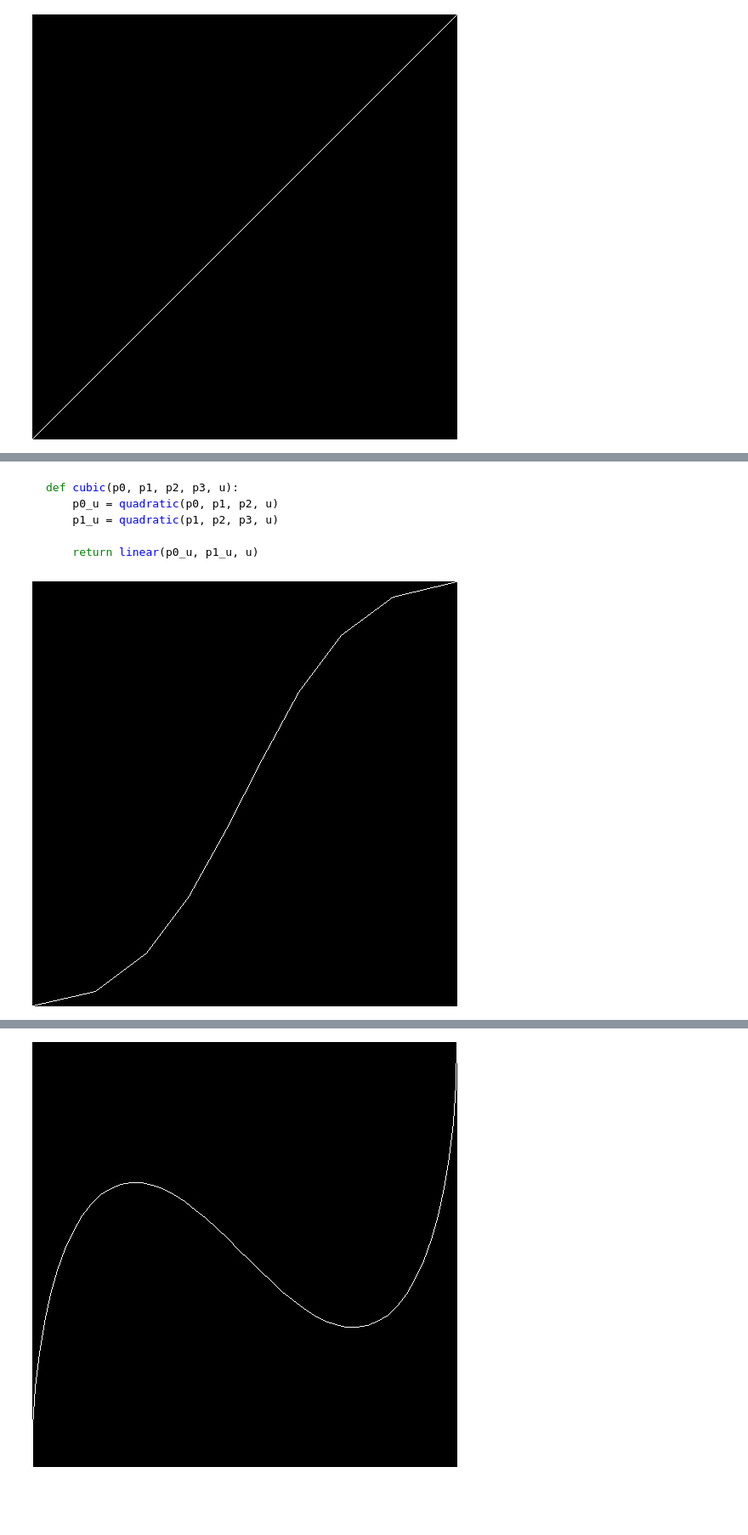
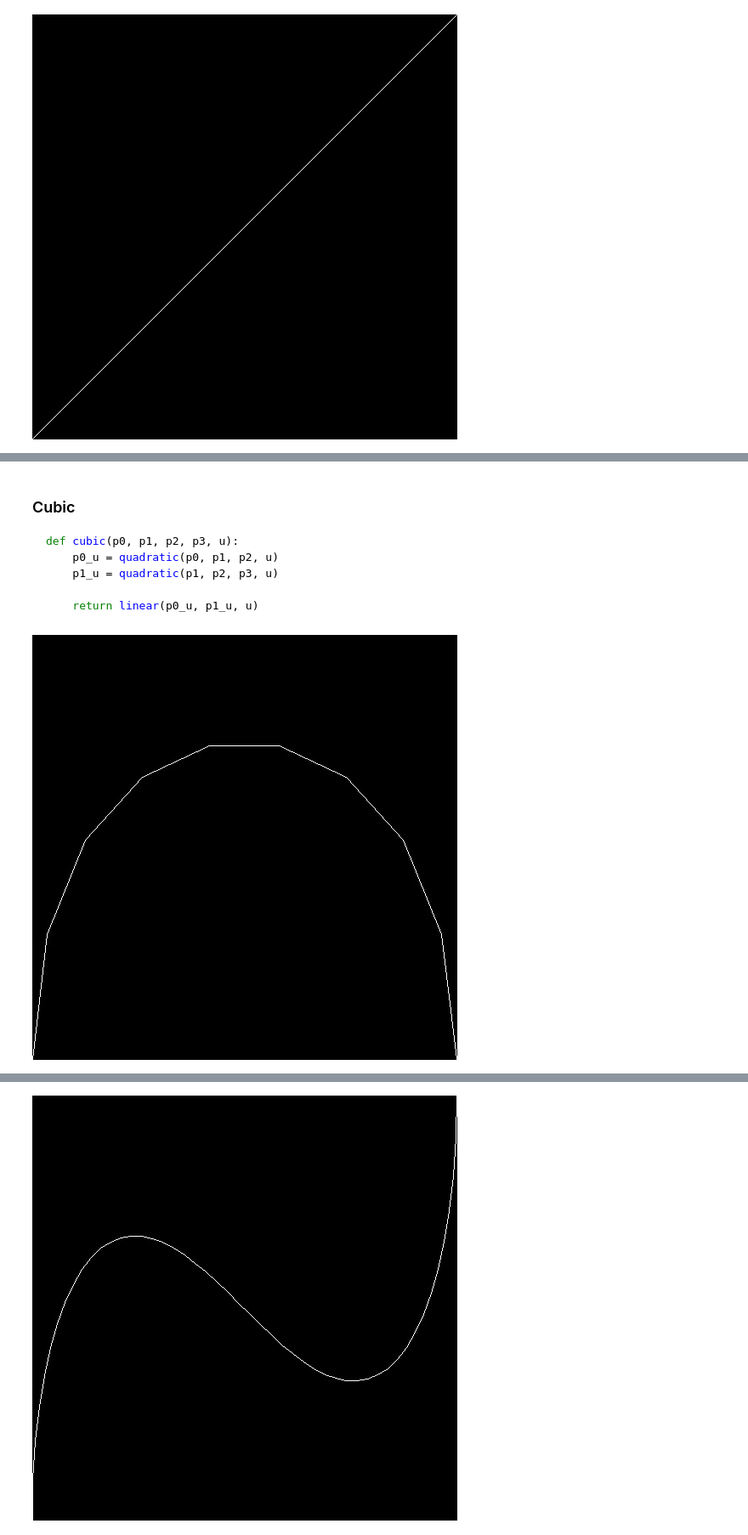
Before and after one commit to EvanLavender13/graphics, a Jupyter notebook: notebooks/bezier-curve.ipynb, the cells around one changed output, grey strips where cells are left out. Shown at 85% size. Cells and saved outputs as stored; diff of their text form; code cells hidden in the pictures; blank space fills up the shorter version.

````diff
--- a/notebooks/bezier-curve.ipynb
+++ b/notebooks/bezier-curve.ipynb
@@ -81,4 +85,6 @@ imshow(screen)
 # %% [markdown]
+### Cubic
+
 ```python
 def cubic(p0, p1, p2, p3, u):
     p0_u = quadratic(p0, p1, p2, u)
@@ -89,18 +95,17 @@ def cubic(p0, p1, p2, p3, u):
 # %%
 control_points = np.array([
     [0, 0],
-    [249, 0],
-    [249, 499],
-    [499, 499]
-], dtype=int)
-
+    [0, 499],
+    [499, 499],
+    [499, 0]
+], dtype=float)
 
 curve = interp.bezier_curve(control_points, 10)
 
 screen = g.create_screen((500, 500))
 g.draw_points(screen, curve, lines=True)
 
 imshow(screen)
 # %% [output]
-[figure, old version]
+[figure, new version]
 # %% [markdown]
````
Also changed, not shown: parts of 7 cells of this notebook, 1 other file.
